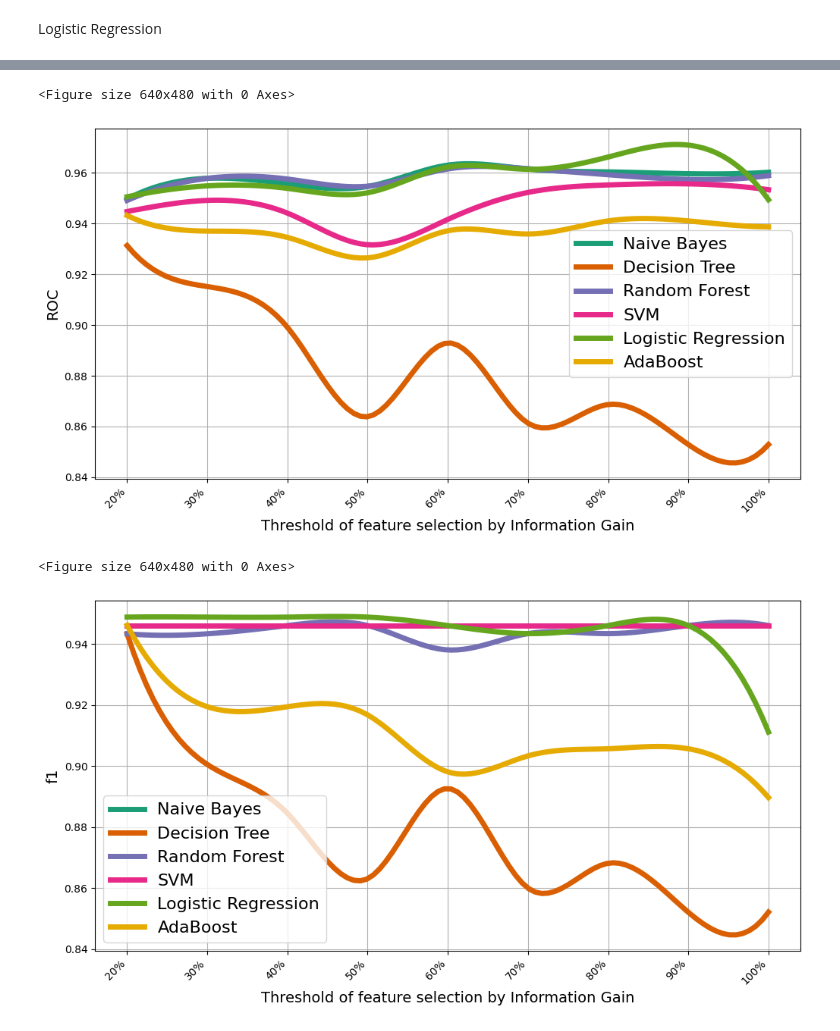
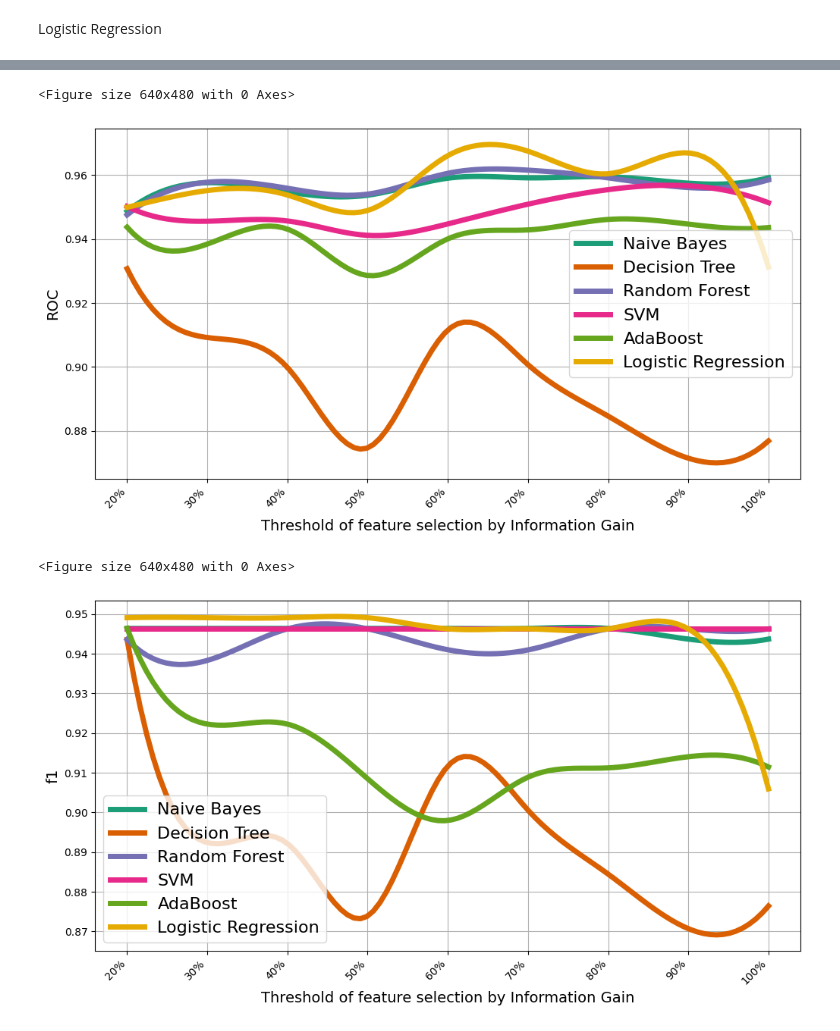
Before and after one commit to eldarst/Diploma, a Jupyter notebook: information_gain.ipynb, the cells around one changed output, grey strips where cells are left out. Cells and saved outputs as stored; diff of their text form; code cells hidden in the pictures.

```diff
--- a/information_gain.ipynb
+++ b/information_gain.ipynb
@@ -133,9 +133,3 @@ X.head()
 | 2 | 1 | 0 | 1 | 75 | 12 | 2.460452 | 23.0 | 0.5 | 1678 | 0.736 | 1.046 |
 | 3 | 2 | 560 | 1 | 76 | 12 | 2.460452 | 28.0 | 0.5 | 1738 | 0.713 | 1.010 |
 | 4 | 3 | 1895 | 1 | 80 | 12 | 2.460452 | 22.0 | 0.5 | 1698 | 0.701 | 1.034 |
-# %%
-scaler = preprocessing.StandardScaler()
-scaler.fit(X)
-
-X = scaler.transform(X)
-X
@@ -205,10 +185,10 @@ scoring = ['precision_macro', 'recall_macro', 'f1_macro', 'accuracy', 'roc_auc']
 
 
 def algorithms_by_information_gain(alg, X, y):
-    X_train, X_test, y_train, y_test = train_test_split(X, y, test_size=0.4, shuffle=True)
+    X_train, X_test, y_train, y_test = train_test_split(X, y, test_size=0.5, shuffle=True, random_state=4)
     clf = alg.fit(X_train, y_train)
 
-    scores = cross_validate(clf, X, y, scoring=scoring)
+    scores = cross_validate(clf, X, y, scoring=scoring, cv=10)
 
     df = pd.DataFrame(data=[scores['test_accuracy'].mean(), scores['test_recall_macro'].mean(),
                     scores['test_precision_macro'].mean(), scores['test_roc_auc'].mean(), scores['test_f1_macro'].mean()],
@@ -470,10 +458,10 @@ algo_roc = get_graph(3)
 paint_graph(algo_roc, 'ROC')
 # %% [output]
 <Figure size 640x480 with 0 Axes>
-[figure, old version]
+[figure, new version]
 # %%
 algo_f1 = get_graph(4)
-paint_graph(algo_f1, 'f1')
+paint_graph(algo_f1, 'F1')
 # %% [output]
 <Figure size 640x480 with 0 Axes>
-[figure, old version]
+[figure, new version]
```
Also changed, not shown: parts of 12 cells of this notebook, 1 other file.
